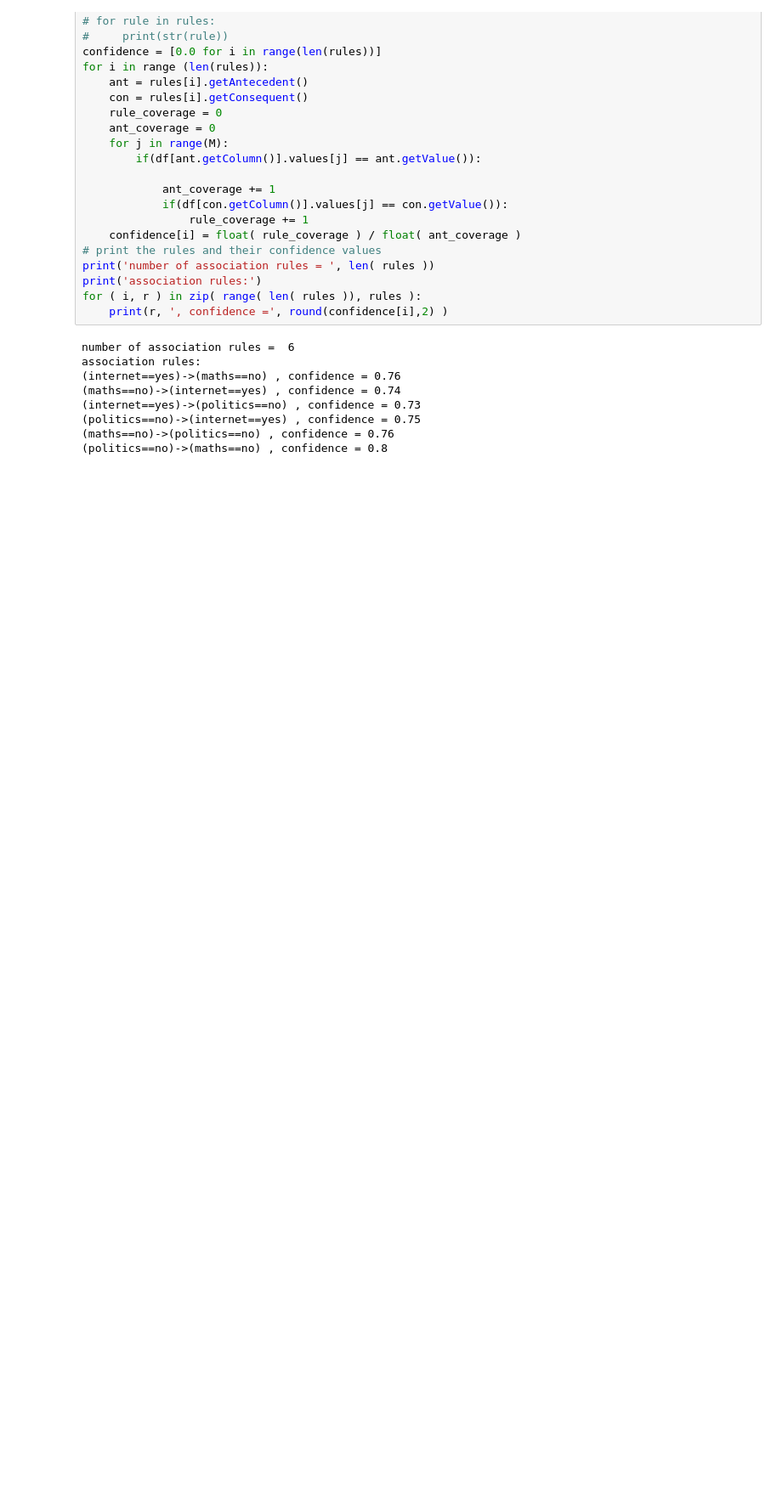
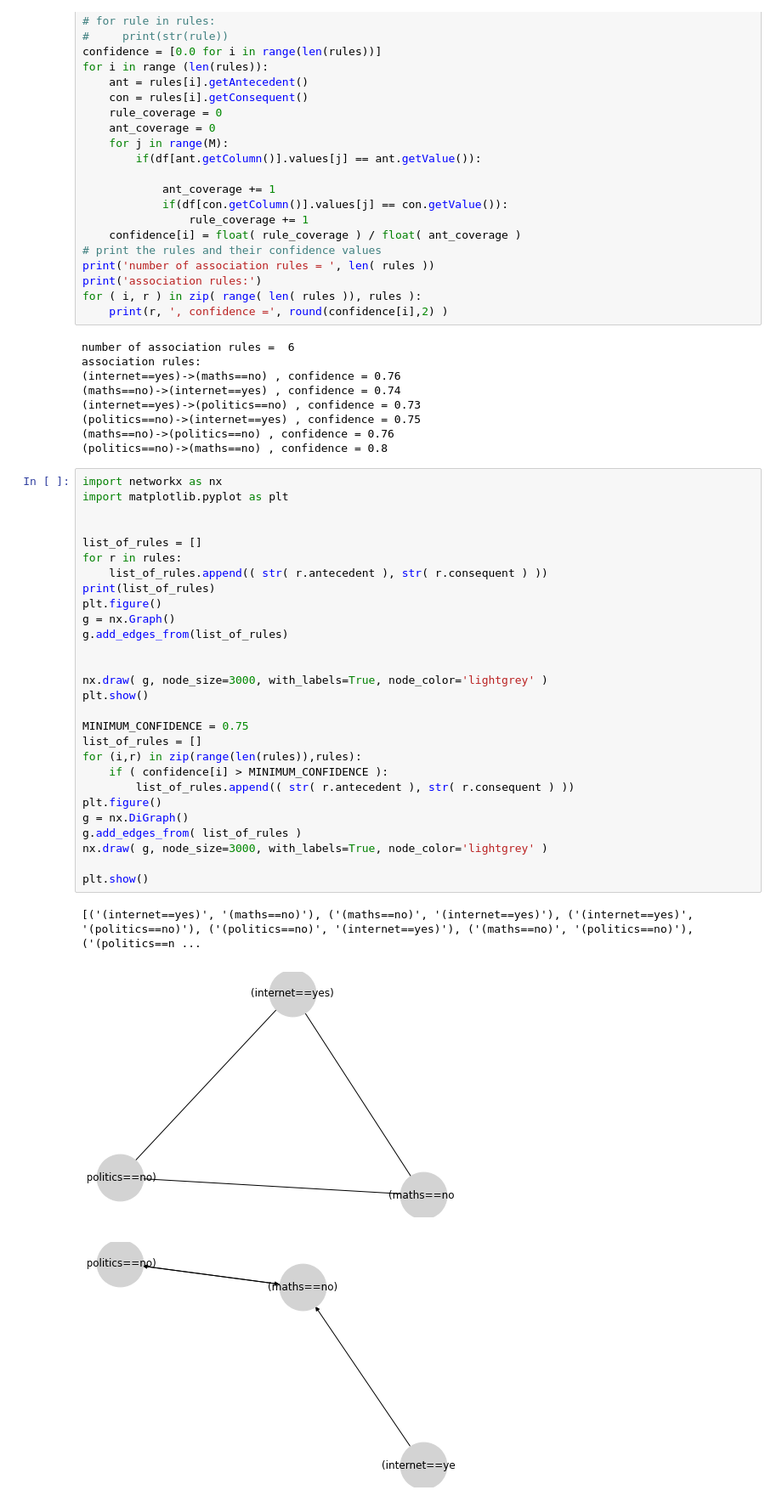
Before and after one commit to ZywO0/Data-Mining, a Jupyter notebook: lab9/solution/Practical 9 Methods for Structured Data.ipynb, the cells around one changed output. Shown at 85% size. Drawn from its saved outputs; the diff is of its cells as text; blank space fills up the shorter version.

```diff
--- a/lab9/solution/Practical 9 Methods for Structured Data.ipynb
+++ b/lab9/solution/Practical 9 Methods for Structured Data.ipynb
@@ -172,3 +172,35 @@ association rules:
 (politics==no)->(internet==yes) , confidence = 0.75
 (maths==no)->(politics==no) , confidence = 0.76
 (politics==no)->(maths==no) , confidence = 0.8
+# %%
+import networkx as nx
+import matplotlib.pyplot as plt
+
+
+list_of_rules = []
+for r in rules:
+    list_of_rules.append(( str( r.antecedent ), str( r.consequent ) ))
+print(list_of_rules)
+plt.figure()
+g = nx.Graph()
+g.add_edges_from(list_of_rules)
+
+
+nx.draw( g, node_size=3000, with_labels=True, node_color='lightgrey' )
+plt.show()
+
+MINIMUM_CONFIDENCE = 0.75
+list_of_rules = []
+for (i,r) in zip(range(len(rules)),rules):
+    if ( confidence[i] > MINIMUM_CONFIDENCE ):
+        list_of_rules.append(( str( r.antecedent ), str( r.consequent ) ))
+plt.figure()
+g = nx.DiGraph()
+g.add_edges_from( list_of_rules )
+nx.draw( g, node_size=3000, with_labels=True, node_color='lightgrey' )
+
+plt.show()
+# %% [output]
+[('(internet==yes)', '(maths==no)'), ('(maths==no)', '(internet==yes)'), ('(internet==yes)', '(politics==no)'), ('(politics==no)', '(internet==yes)'), ('(maths==no)', '(politics==no)'), ('(politics==n ...
+[figure, added]
+[figure, added]
```
Also changed, not shown: parts of 6 cells of this notebook, 19 other files.
